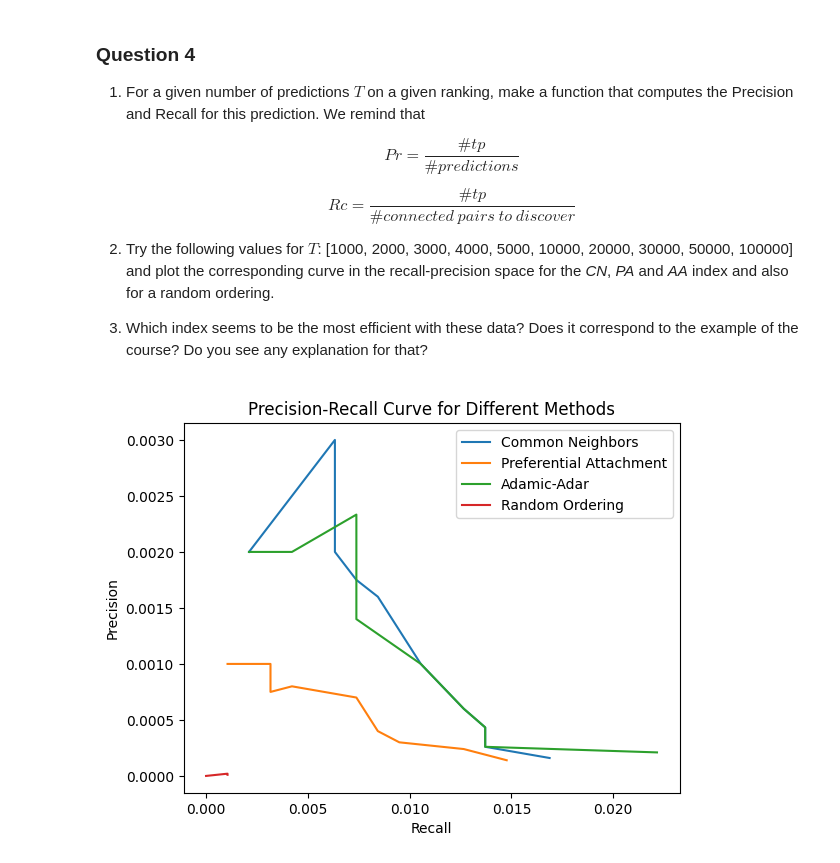
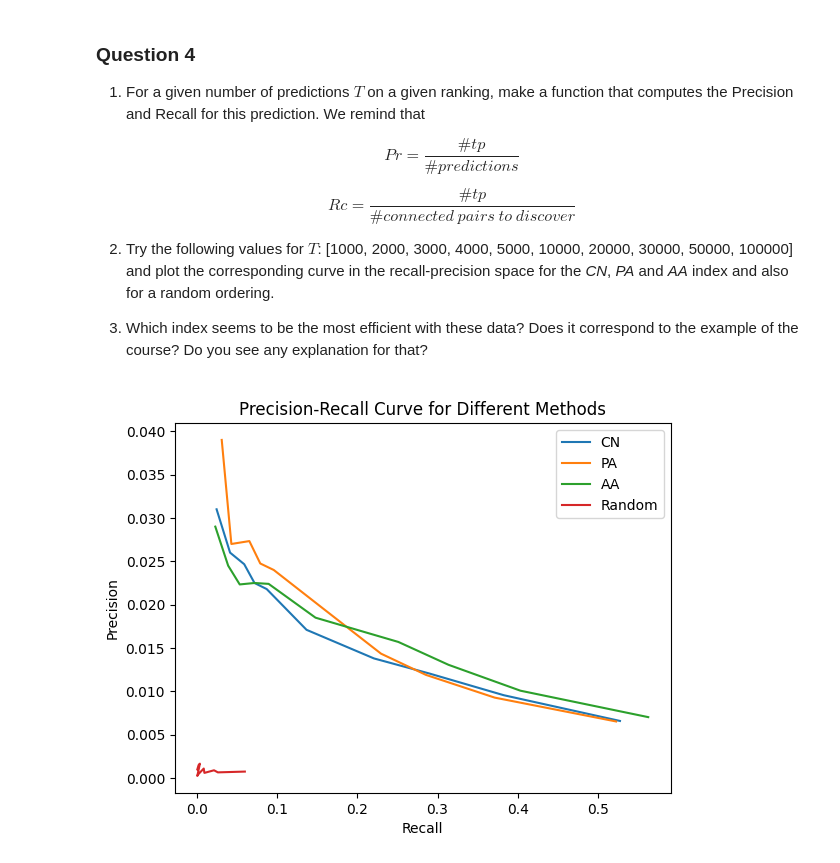
Before and after one commit to JackThay/NAM_TP9, a Jupyter notebook: TP9_Student_Jack-THAY_Thierry-UNG.ipynb, the cells around one changed output. Saved outputs shown, nothing was run; the diff lists cells and outputs as text; code cells hidden in the pictures.

```diff
--- a/TP9_Student_Jack-THAY_Thierry-UNG.ipynb
+++ b/TP9_Student_Jack-THAY_Thierry-UNG.ipynb
@@ -385,14 +336,0 @@ for T in T_values:
-# %%
-# Plot the precision-recall curves
-plt.plot(recall_CN, precision_CN, label='Common Neighbors')
-plt.plot(recall_PA, precision_PA, label='Preferential Attachment')
-plt.plot(recall_AA, precision_AA, label='Adamic-Adar')
-plt.plot(recall_random, precision_random, label='Random Ordering')
-
-plt.xlabel('Recall')
-plt.ylabel('Precision')
-plt.title('Precision-Recall Curve for Different Methods')
-plt.legend()
-plt.show()
-# %% [output]
-[figure, removed]
@@ -398,0 +349,56 @@ plt.show()
+# %%
+def calculate_total_connected_pairs(test_graph):
+    total_connected_pairs = 0
+    for node in test_graph:
+        total_connected_pairs += len(test_graph[node])
+    return total_connected_pairs // 2  # Assuming an undirected graph, so each pair is counted twice
+# %%
+def rank_random_pairs(graph, num_pairs):
+    nodes = list(graph.keys())
+    random_pairs = [(random.choice(nodes), random.choice(nodes)) for _ in range(num_pairs)]
+    random_scores = [random.random() for _ in range(num_pairs)]  # Assign random scores
+
+    # Combine pairs and scores
+    ranked_pairs = list(zip(random_pairs, random_scores))
+
+    # Rank pairs by scores in decreasing order
+    ranked_pairs = sorted(ranked_pairs, key=lambda x: x[1], reverse=True)
+
+    return ranked_pairs
+# %%
+methods = ['CN', 'PA', 'AA', 'Random']
+
+for method in methods:
+    precision_values = []
+    recall_values = []
+
+    for T in [1000, 2000, 3000, 4000, 5000, 10000, 20000, 30000, 50000, 100000]:
+        if method == 'Random':
+            # Get random pairs and scores
+            top_T_pairs = rank_random_pairs(hamsterer_train_graph, T)
+        else:
+            # Get top T ranked pairs based on the method
+            top_T_pairs = rank_pairs_by_score_v2(hamsterer_train_graph, method)[:T]
+
+        # Calculate true positives
+        true_positives = calculate_true_positives(top_T_pairs, hamsterer_test_graph)
+
+        # Calculate total connected pairs to discover
+        total_connected_pairs = calculate_total_connected_pairs(hamsterer_test_graph)
+
+        # Compute precision and recall
+        precision, recall = compute_precision_recall(true_positives, T, total_connected_pairs)
+
+        precision_values.append(precision)
+        recall_values.append(recall)
+
+    # Plotting
+    plt.plot(recall_values, precision_values, label=method)
+
+plt.xlabel('Recall')
+plt.ylabel('Precision')
+plt.title('Precision-Recall Curve for Different Methods')
+plt.legend()
+plt.show()
+# %% [output]
+[figure, added]
```
Also changed, not shown: parts of 14 cells of this notebook.
